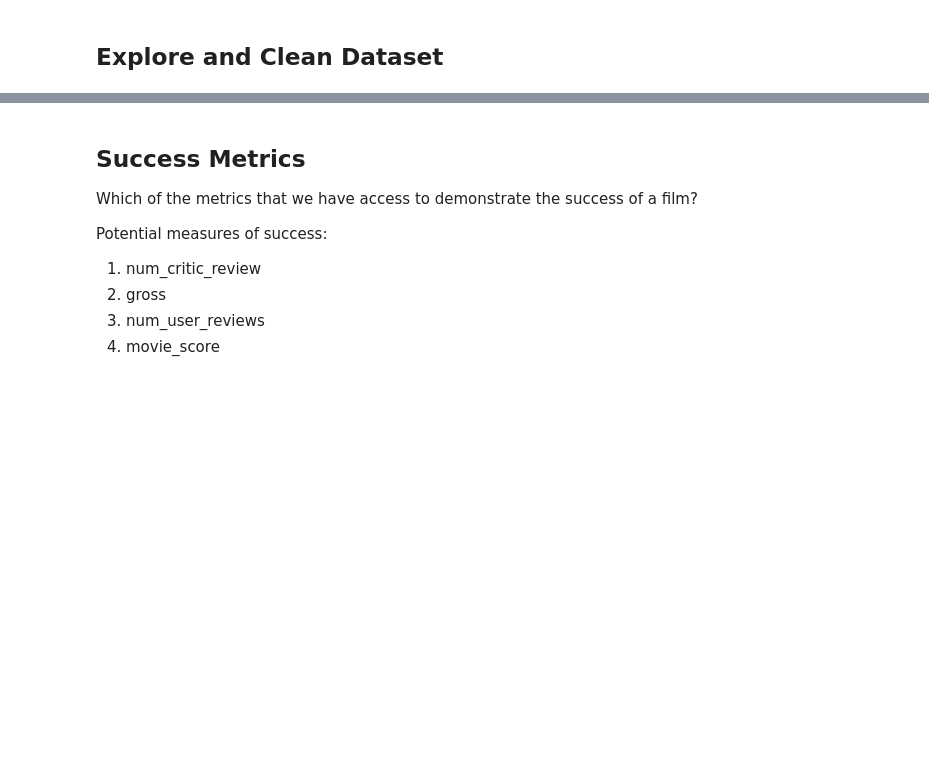
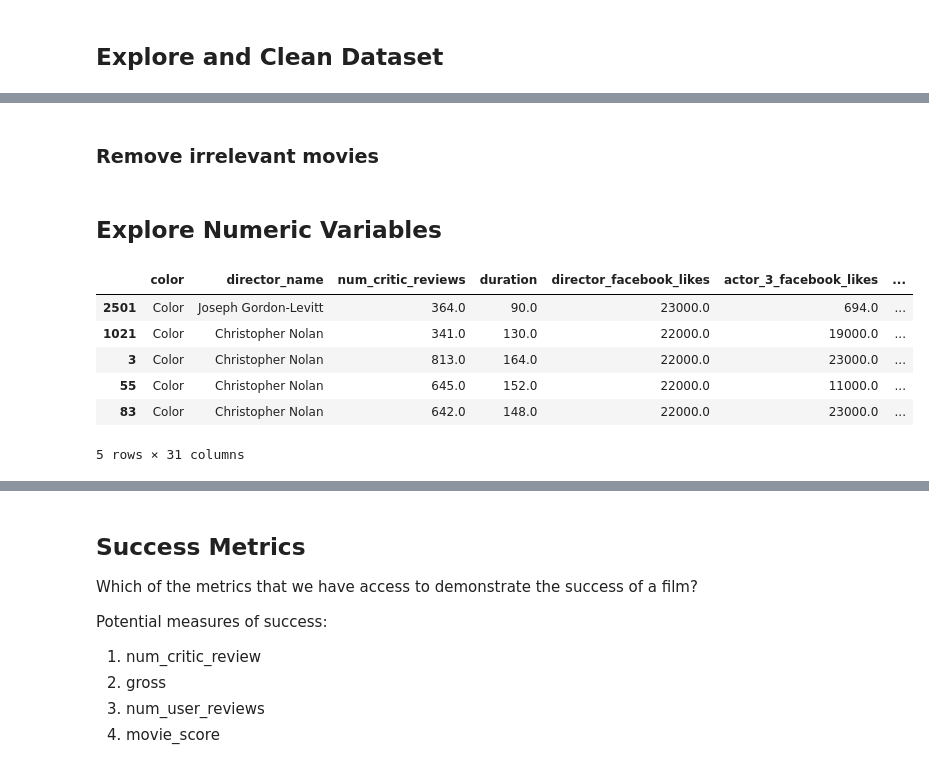
Before and after one commit to kristinkspanos/data_analysis_movie_studio, a Jupyter notebook: assignment_2_movie_data.ipynb, the cells around one changed output, grey strips where cells are left out. Drawn from its saved outputs; the diff is of its cells as text; code cells hidden in the pictures; blank space fills up the shorter version.

```diff
--- a/assignment_2_movie_data.ipynb
+++ b/assignment_2_movie_data.ipynb
@@ -23,2 +43,4 @@ print(movies['title_year'].max())
+# %% [markdown]
+### Remove irrelevant movies
 # %%
 # remove all movies from before the year 1996 in order to focus on the most recent data points
@@ -31,0 +53,12 @@ movies_gross_filter = movies[movies['gross_millions']>=100]
+# %% [markdown]
+## Explore Numeric Variables
+# %%
+movies.sort_values(by=['director_facebook_likes'], ascending=False).head()
+# %% [output]
+|  | color | director_name | num_critic_reviews | duration | director_facebook_likes | actor_3_facebook_likes | ... |
+| 2501 | Color | Joseph Gordon-Levitt | 364.0 | 90.0 | 23000.0 | 694.0 | ... |
+| 1021 | Color | Christopher Nolan | 341.0 | 130.0 | 22000.0 | 19000.0 | ... |
+| 3 | Color | Christopher Nolan | 813.0 | 164.0 | 22000.0 | 23000.0 | ... |
+| 55 | Color | Christopher Nolan | 645.0 | 152.0 | 22000.0 | 11000.0 | ... |
+| 83 | Color | Christopher Nolan | 642.0 | 148.0 | 22000.0 | 23000.0 | ... |
+5 rows × 31 columns
```
Also changed, not shown: parts of 54 cells of this notebook, 8 other files.
